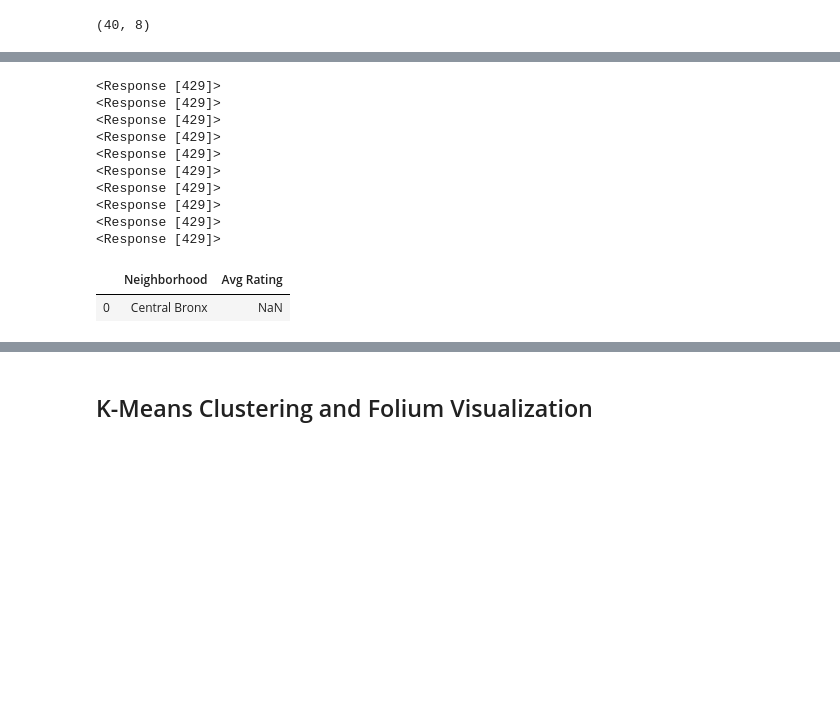
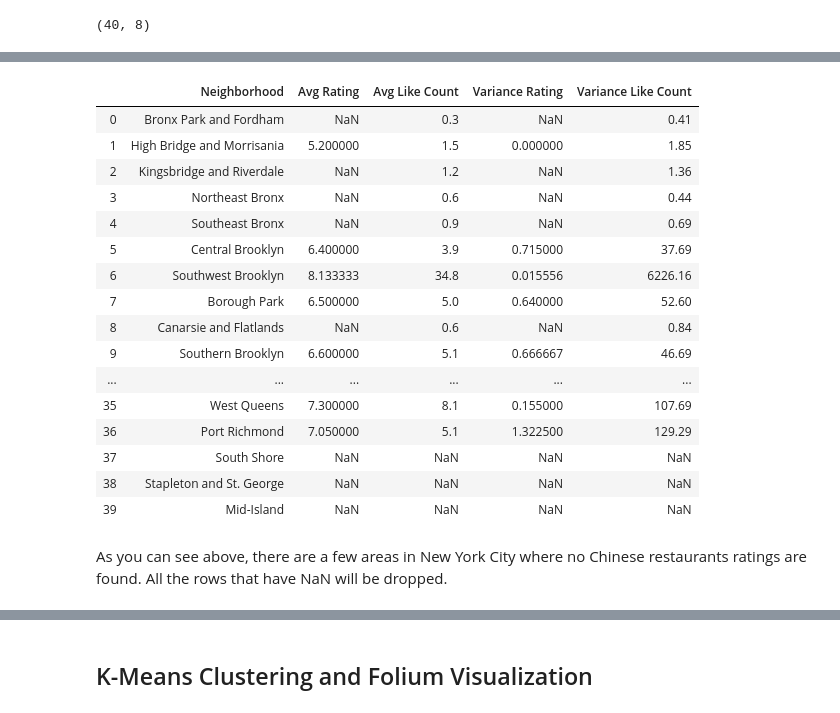
Before and after one commit to tlwang179/battle-of-the-neighbors, a Jupyter notebook: NYC_demographic_venue_ratings.ipynb, the cells around one changed output, grey strips where cells are left out. Cells and saved outputs as stored; diff of their text form; code cells hidden in the pictures; blank space fills up the shorter version.

Commit message:
Successful Foursquare data retrieval. Different clustering performed

```diff
--- a/NYC_demographic_venue_ratings.ipynb
+++ b/NYC_demographic_venue_ratings.ipynb
@@ -378,11 +380,15 @@ def getNearbyVenueDetail(ten_list):
 
             # make the GET request
             response=requests.get(url).json()['response']
-            if('venue' in response):
-                response=response['venue']
-                if 'rating' in response:
-                    ratings.append(response['rating'])
-                likesCount.append(response['likes']['count'])
+            try:
+                if('venue' in response):
+                    response=response['venue']
+                    if 'rating' in response:
+                        ratings.append(response['rating'])
+                    likesCount.append(response['likes']['count'])
+            except:
+                print(response)
+                return rating_likes_list
 
 
         neighborhood=ten_list[row][0]
@@ -394,31 +400,38 @@ def getNearbyVenueDetail(ten_list):
 
         rating_likes_list.append([neighborhood, avgRating,avgLikes, varRating,varLikes])
 
-    ratingsAndLikes = pd.DataFrame([row for row in rating_list])
+    ratingsAndLikes = pd.DataFrame([row for row in rating_likes_list])
     ratingsAndLikes.columns = ['Neighborhood', 'Avg Rating', 'Avg Like Count', 'Variance Rating', 'Variance Like Count']
 
     return ratingsAndLikes
 # %%
-neighborhoodVenueList=getNearbyVenueIds(neighborhoods=chineseNeighborhood['Neighborhood'][0:1],#[0:1] for testing
-                         latitudes=chineseNeighborhood['Latitude'][0:1],
-                         longitudes=chineseNeighborhood['Longitude'][0:1]
+neighborhoodVenueList=getNearbyVenueIds(neighborhoods=neighborhood['Neighborhood'],
+                         latitudes=neighborhood['Latitude'],
+                         longitudes=neighborhood['Longitude']
 )
 tenNeighVenueList=reduceVenuesToTen(neighborhoodVenueList)
-ratingsAndLikes=getNearbyVenueDetail(tenNeighVenueList);
+ratingsAndLikes=getNearbyVenueDetail(tenNeighVenueList)
 ratingsAndLikes
 # %% [output]
-<Response [429]>
-<Response [429]>
-<Response [429]>
-<Response [429]>
-<Response [429]>
-<Response [429]>
-<Response [429]>
-<Response [429]>
-<Response [429]>
-<Response [429]>
-|  | Neighborhood | Avg Rating |
-| 0 | Central Bronx | NaN |
+|  | Neighborhood | Avg Rating | Avg Like Count | Variance Rating | Variance Like Count |
+| 0 | Bronx Park and Fordham | NaN | 0.3 | NaN | 0.41 |
+| 1 | High Bridge and Morrisania | 5.200000 | 1.5 | 0.000000 | 1.85 |
+| 2 | Kingsbridge and Riverdale | NaN | 1.2 | NaN | 1.36 |
+| 3 | Northeast Bronx | NaN | 0.6 | NaN | 0.44 |
+| 4 | Southeast Bronx | NaN | 0.9 | NaN | 0.69 |
+| 5 | Central Brooklyn | 6.400000 | 3.9 | 0.715000 | 37.69 |
+| 6 | Southwest Brooklyn | 8.133333 | 34.8 | 0.015556 | 6226.16 |
+| 7 | Borough Park | 6.500000 | 5.0 | 0.640000 | 52.60 |
+| 8 | Canarsie and Flatlands | NaN | 0.6 | NaN | 0.84 |
+| 9 | Southern Brooklyn | 6.600000 | 5.1 | 0.666667 | 46.69 |
+| ... | ... | ... | ... | ... | ... |
+| 35 | West Queens | 7.300000 | 8.1 | 0.155000 | 107.69 |
+| 36 | Port Richmond | 7.050000 | 5.1 | 1.322500 | 129.29 |
+| 37 | South Shore | NaN | NaN | NaN | NaN |
+| 38 | Stapleton and St. George | NaN | NaN | NaN | NaN |
+| 39 | Mid-Island | NaN | NaN | NaN | NaN |
+# %% [markdown]
+As you can see above, there are a few areas in New York City where no Chinese restaurants ratings are found. All the rows that have NaN will be dropped.
 # %%
 neighborhoodRatings=pd.merge(neighborhood,ratingsAndLikes)
 neighborhoodRatings.head()
```
Also changed, not shown: parts of 26 cells of this notebook.
